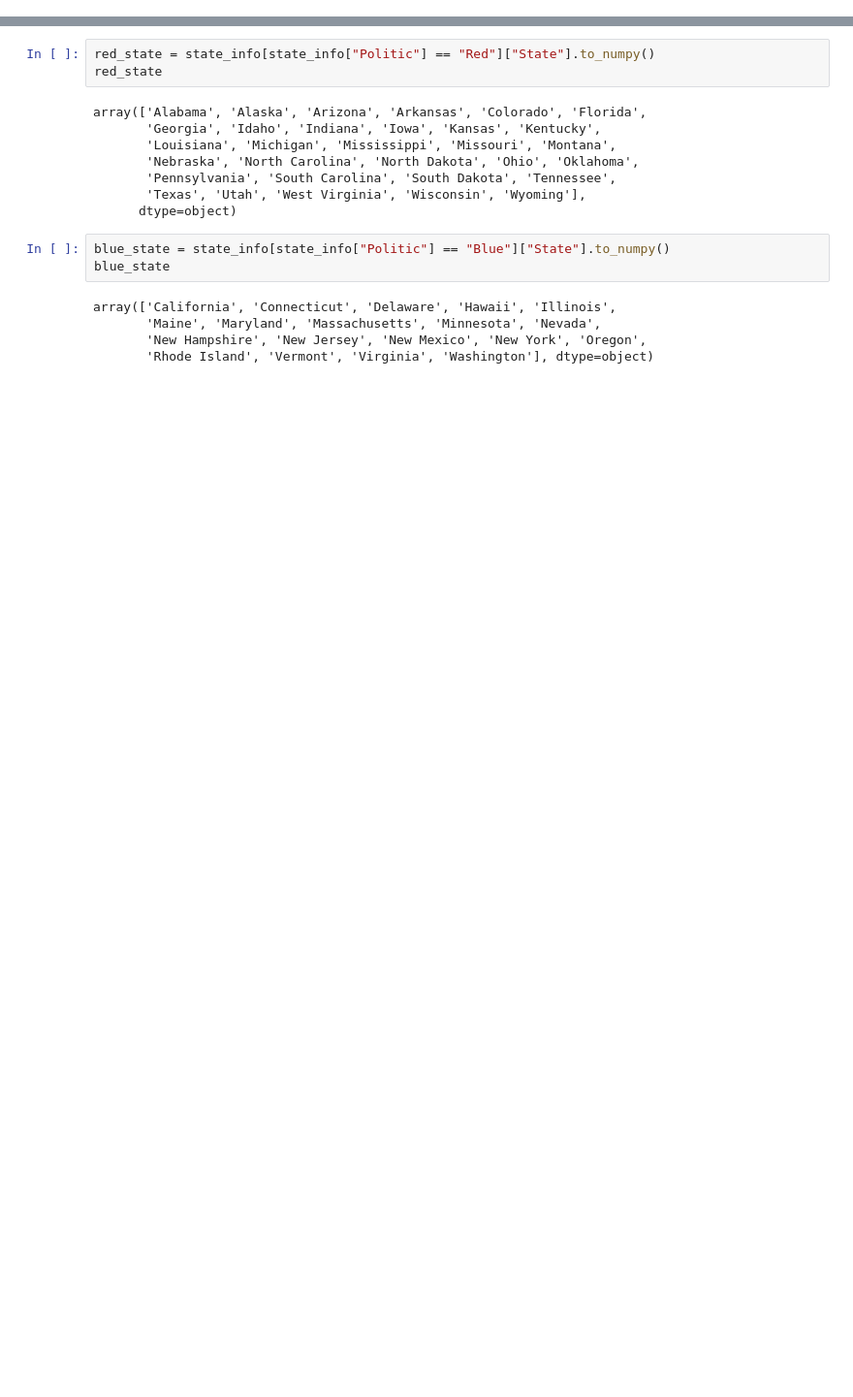
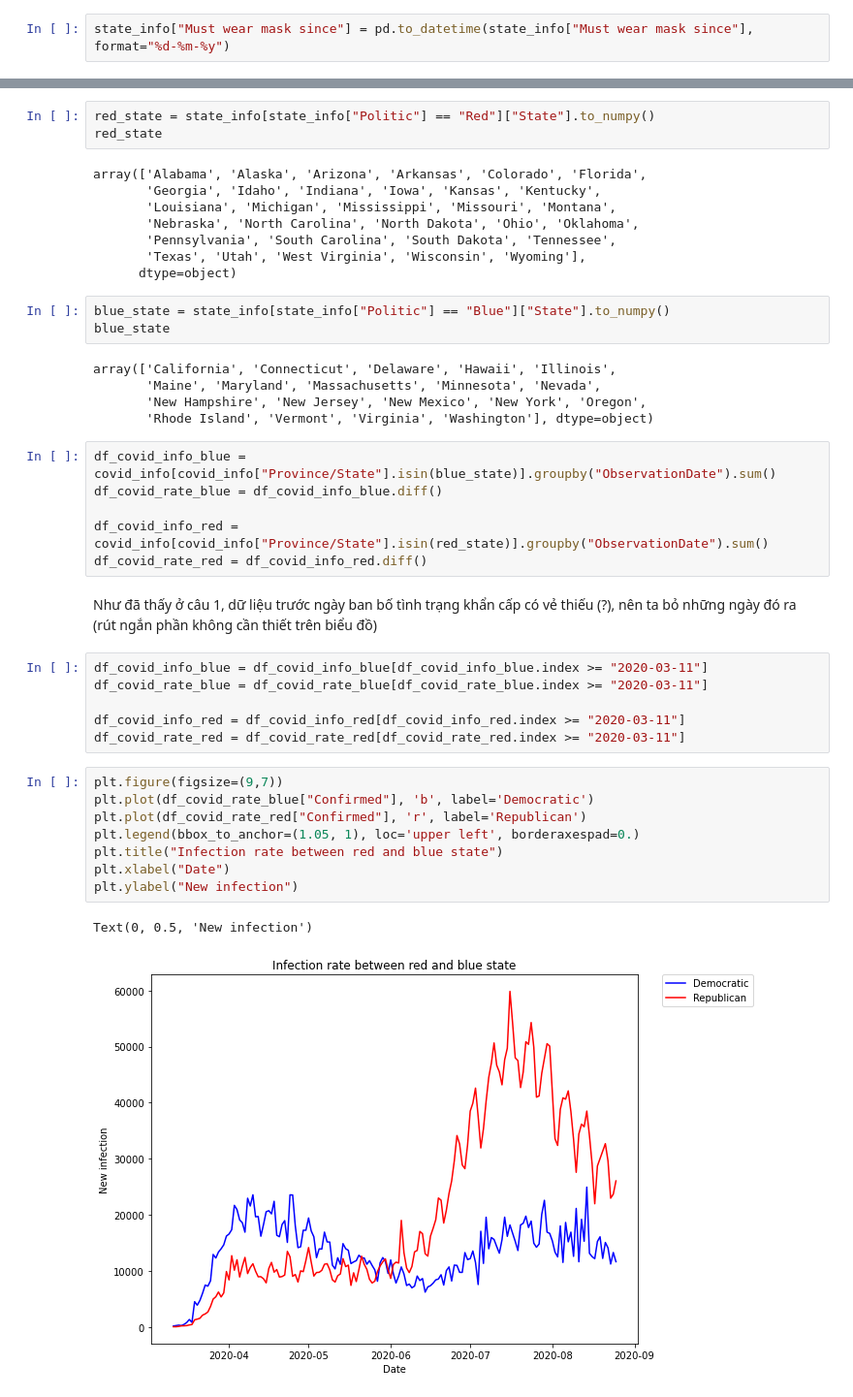
Before and after one commit to StrugVN/DACK_LTCKHDL, a Jupyter notebook: 1712834-TranMinhTri.ipynb, the cells around one changed output, grey strips where cells are left out. Shown at 97% size. Cells and saved outputs as stored; diff of their text form; blank space fills up the shorter version.

```diff
--- a/1712834-TranMinhTri.ipynb
+++ b/1712834-TranMinhTri.ipynb
@@ -136,3 +139,5 @@ dtype: object
+# %%
+state_info["Must wear mask since"] = pd.to_datetime(state_info["Must wear mask since"], format="%d-%m-%y")
 # %% [markdown]
 # IV. Sử dụng dữ liệu để trả lời các câu hỏi
 # %% [markdown]
@@ -193,3 +206,28 @@ array(['California', 'Connecticut', 'Delaware', 'Hawaii', 'Illinois',
        'Maine', 'Maryland', 'Massachusetts', 'Minnesota', 'Nevada',
        'New Hampshire', 'New Jersey', 'New Mexico', 'New York', 'Oregon',
        'Rhode Island', 'Vermont', 'Virginia', 'Washington'], dtype=object)
+# %%
+df_covid_info_blue = covid_info[covid_info["Province/State"].isin(blue_state)].groupby("ObservationDate").sum()
+df_covid_rate_blue = df_covid_info_blue.diff()
+
+df_covid_info_red = covid_info[covid_info["Province/State"].isin(red_state)].groupby("ObservationDate").sum()
+df_covid_rate_red = df_covid_info_red.diff()
+# %% [markdown]
+Như đã thấy ở câu 1, dữ liệu trước ngày ban bố tình trạng khẩn cấp có vẻ thiếu (?), nên ta bỏ những ngày đó ra (rút ngắn phần không cần thiết trên biểu đồ)
+# %%
+df_covid_info_blue = df_covid_info_blue[df_covid_info_blue.index >= "2020-03-11"]
+df_covid_rate_blue = df_covid_rate_blue[df_covid_rate_blue.index >= "2020-03-11"]
+
+df_covid_info_red = df_covid_info_red[df_covid_info_red.index >= "2020-03-11"]
+df_covid_rate_red = df_covid_rate_red[df_covid_rate_red.index >= "2020-03-11"]
+# %%
+plt.figure(figsize=(9,7))
+plt.plot(df_covid_rate_blue["Confirmed"], 'b', label='Democratic')
+plt.plot(df_covid_rate_red["Confirmed"], 'r', label='Republican')
+plt.legend(bbox_to_anchor=(1.05, 1), loc='upper left', borderaxespad=0.)
+plt.title("Infection rate between red and blue state")
+plt.xlabel("Date")
+plt.ylabel("New infection")
+# %% [output]
+Text(0, 0.5, 'New infection')
+[figure, added]
```
Also changed, not shown: parts of 28 cells of this notebook.
